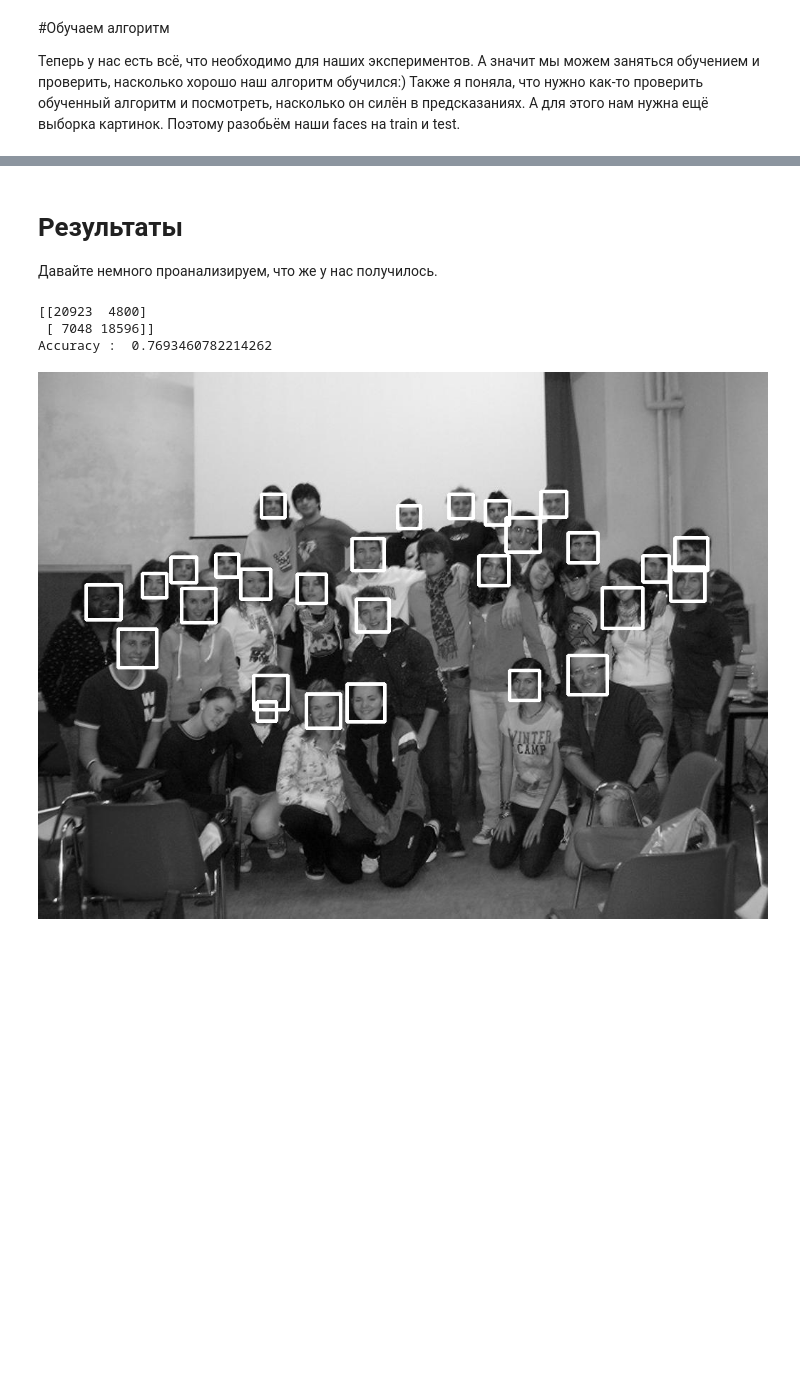
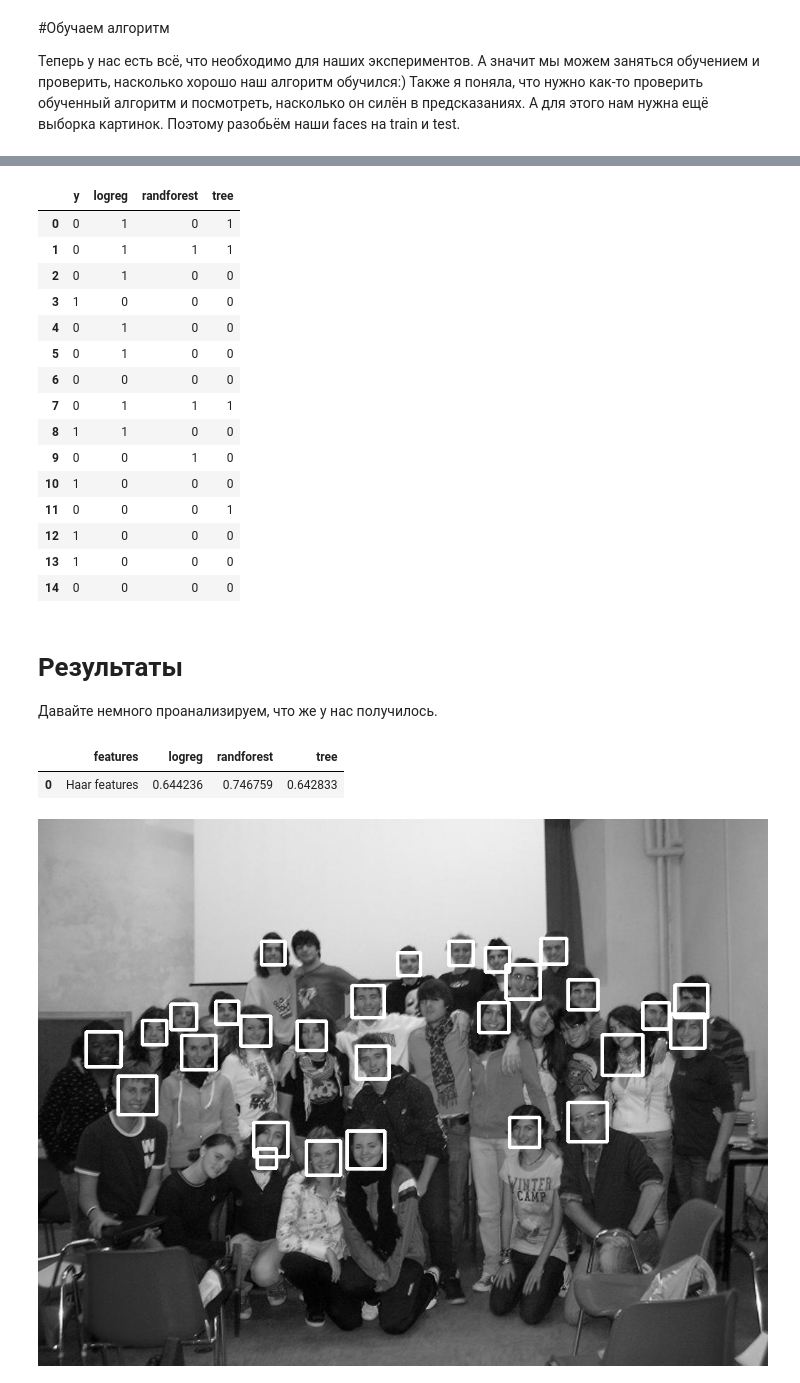
Before and after one commit to Kat-ies/Coursework, a Jupyter notebook: faceDetecting.ipynb, the cells around one changed output, grey strips where cells are left out. Cells and saved outputs as stored; diff of their text form; code cells hidden in the pictures; blank space fills up the shorter version.

```diff
--- a/faceDetecting.ipynb
+++ b/faceDetecting.ipynb
@@ -333,7 +333,7 @@ randforest_classifier = RandomForestClassifier(random_state = 241)
 tree_classifier = DecisionTreeClassifier(random_state = 241)
 
 #для knn сперва поищем оптимальное число соседей
-cv = sk.KFold(n_splits=5, random_state=42, shuffle=True)
+"""cv = sk.KFold(n_splits=5, random_state=42, shuffle=True)
 k_ = 0
 score_ = 0
 
@@ -344,9 +344,9 @@ for k in range(1, 51):
 
     if score > score_:
         score_ = score
-        k_ = k
+        k_ = k"""
 
-knn_classifier = KNeighborsClassifier(n_neighbors=k_)
+knn_classifier = KNeighborsClassifier(n_neighbors=5)
 
 #обучим классификаторы
 logreg_classifier.fit(x_train_scaled, y_train)
@@ -368,3 +375,23 @@ df[:10]
+# %%
+df = pd.DataFrame (list(zip(y_train,y_pred_logreg,y_pred_randforest,y_pred_tree)), columns=['y', 'logreg', 'randforest','tree' ])
+df[:15]
+# %% [output]
+|  | y | logreg | randforest | tree |
+| 0 | 0 | 1 | 0 | 1 |
+| 1 | 0 | 1 | 1 | 1 |
+| 2 | 0 | 1 | 0 | 0 |
+| 3 | 1 | 0 | 0 | 0 |
+| 4 | 0 | 1 | 0 | 0 |
+| 5 | 0 | 1 | 0 | 0 |
+| 6 | 0 | 0 | 0 | 0 |
+| 7 | 0 | 1 | 1 | 1 |
+| 8 | 1 | 1 | 0 | 0 |
+| 9 | 0 | 0 | 1 | 0 |
+| 10 | 1 | 0 | 0 | 0 |
+| 11 | 0 | 0 | 0 | 1 |
+| 12 | 1 | 0 | 0 | 0 |
+| 13 | 1 | 0 | 0 | 0 |
+| 14 | 0 | 0 | 0 | 0 |
 # %% [markdown]
 # Результаты
 Давайте немного проанализируем, что же у нас получилось.
@@ -378,15 +405,14 @@ from sklearn.metrics import accuracy_score
 # cm = [truePositive   falsePositive]
 #      [falseNegative  trueNegative]
 
-accuracy_df = pd.DataFrame(columns = ['features','logreg', 'randforest','tree', 'knn'])
+accuracy_df = pd.DataFrame(columns = ['features','logreg', 'randforest','tree',])
 acc = ['Haar features', accuracy_score(y_test, y_pred_logreg), accuracy_score(y_test,y_pred_randforest),
-        accuracy_score(y_test, y_pred_tree), accuracy_score(y_test, y_pred_knn)]
+        accuracy_score(y_test, y_pred_tree)]
 accuracy_df.loc[0]=acc
 accuracy_df[:]
 # %% [output]
-[[20923  4800]
- [ 7048 18596]]
-Accuracy :  0.7693460782214262
+|  | features | logreg | randforest | tree |
+| 0 | Haar features | 0.644236 | 0.746759 | 0.642833 |
 # %%
 #здесь можно просто поиграться:)
 import matplotlib.pyplot as plt
```
Also changed, not shown: parts of 5 cells of this notebook.
